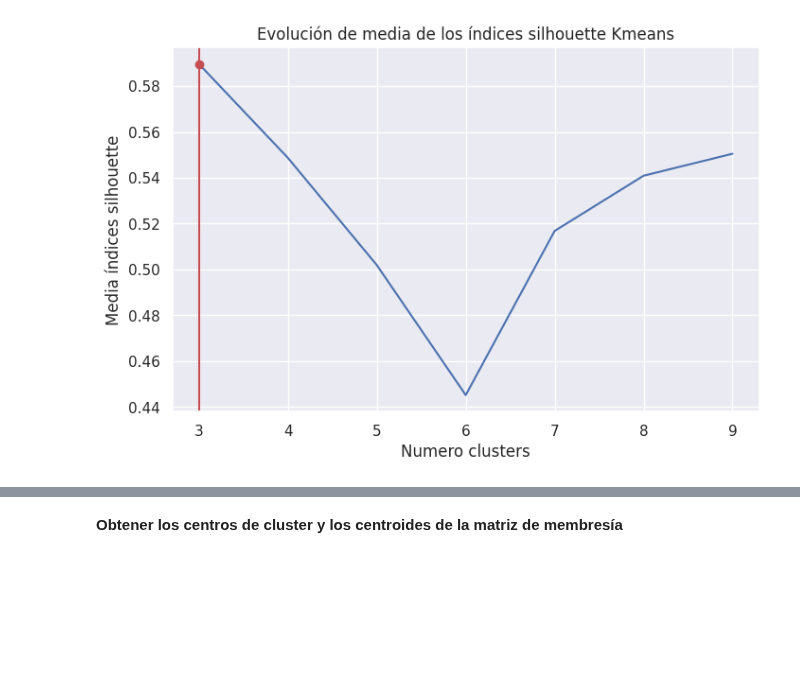
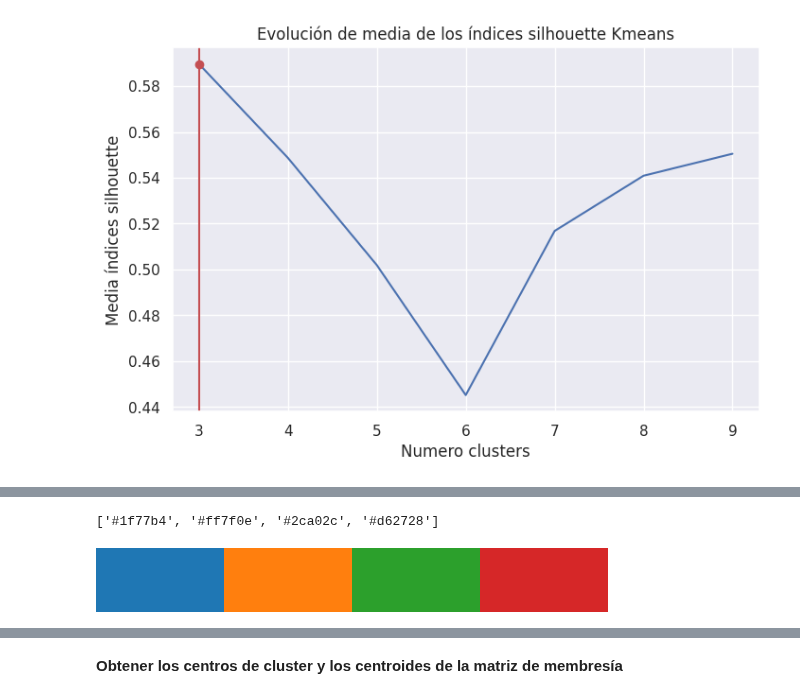
Before and after one commit to Kaiziferr/machine_learning, a Jupyter notebook: clusters/02_fuzzy_claims_payments.ipynb, the cells around one changed output, grey strips where cells are left out. Saved outputs shown, nothing was run; the diff lists cells and outputs as text; code cells hidden in the pictures; blank space fills up the shorter version.

```diff
--- a/clusters/02_fuzzy_claims_payments.ipynb
+++ b/clusters/02_fuzzy_claims_payments.ipynb
@@ -484,0 +508,9 @@ plt.show()
+# %%
+paleta[0:4]
+# %% [output]
+['#1f77b4', '#ff7f0e', '#2ca02c', '#d62728']
+# %%
+cmap = m.colors.ListedColormap(paleta[0:4])
+cmap
+# %% [output]
+[figure, added]
```
Also changed, not shown: parts of 32 cells of this notebook.
